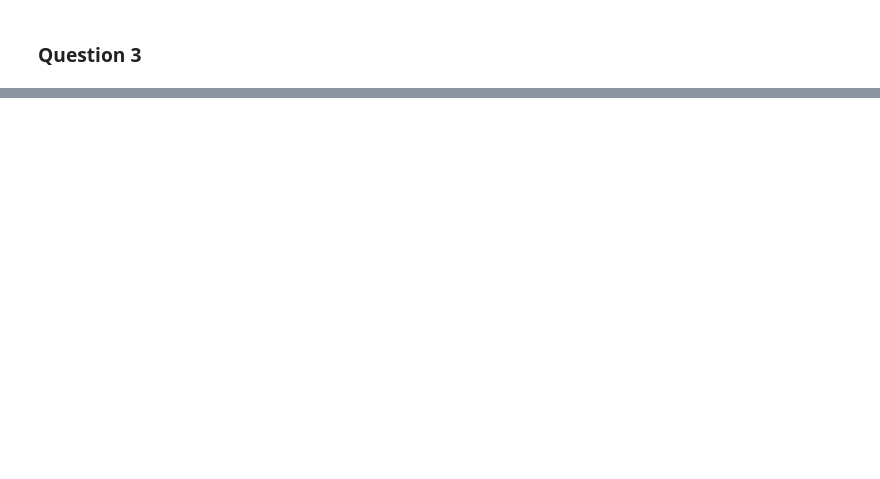
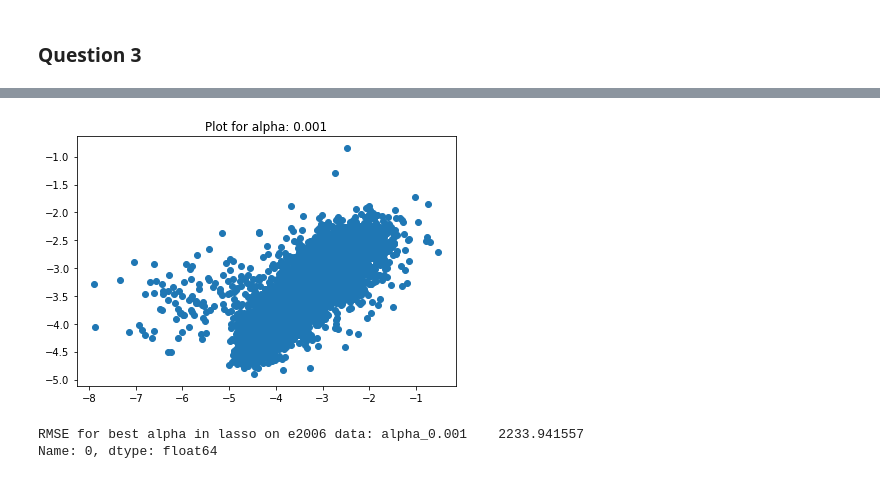
Before and after one commit to erazocar/regressions_ml_hw4, a Jupyter notebook: Ridge_Lasso_HW4.ipynb, the cells around one changed output, grey strips where cells are left out. Saved outputs shown, nothing was run; the diff lists cells and outputs as text; code cells hidden in the pictures; blank space fills up the shorter version.

```diff
--- a/Ridge_Lasso_HW4.ipynb
+++ b/Ridge_Lasso_HW4.ipynb
@@ -293,4 +415,8 @@ print('RMSE for best alpha in ridge on e2006 data: '+str(e2006_bestalpha_matrix_
 # %%
 #Training the data once again using only the best alpha for lasso
-e2006_bestalpha_matrix_lasso= coeff_matrices([e2006_lasso_alpha], lasso_model, e2006_splitted[0], e2006_splitted[1], e2006_splitted[2], e2006_splitted[3])
+e2006_bestalpha_matrix_lasso= coeff_matrices([e2006_lasso_alpha], lasso_model, e2006_data[0], e2006_data[1], e2006_data[2], e2006_data[3])
 print('RMSE for best alpha in lasso on e2006 data: '+str(e2006_bestalpha_matrix_lasso[0]))
+# %% [output]
+[figure, added]
+RMSE for best alpha in lasso on e2006 data: alpha_0.001    2233.941557
+Name: 0, dtype: float64
```
Also changed, not shown: parts of 24 cells of this notebook.
